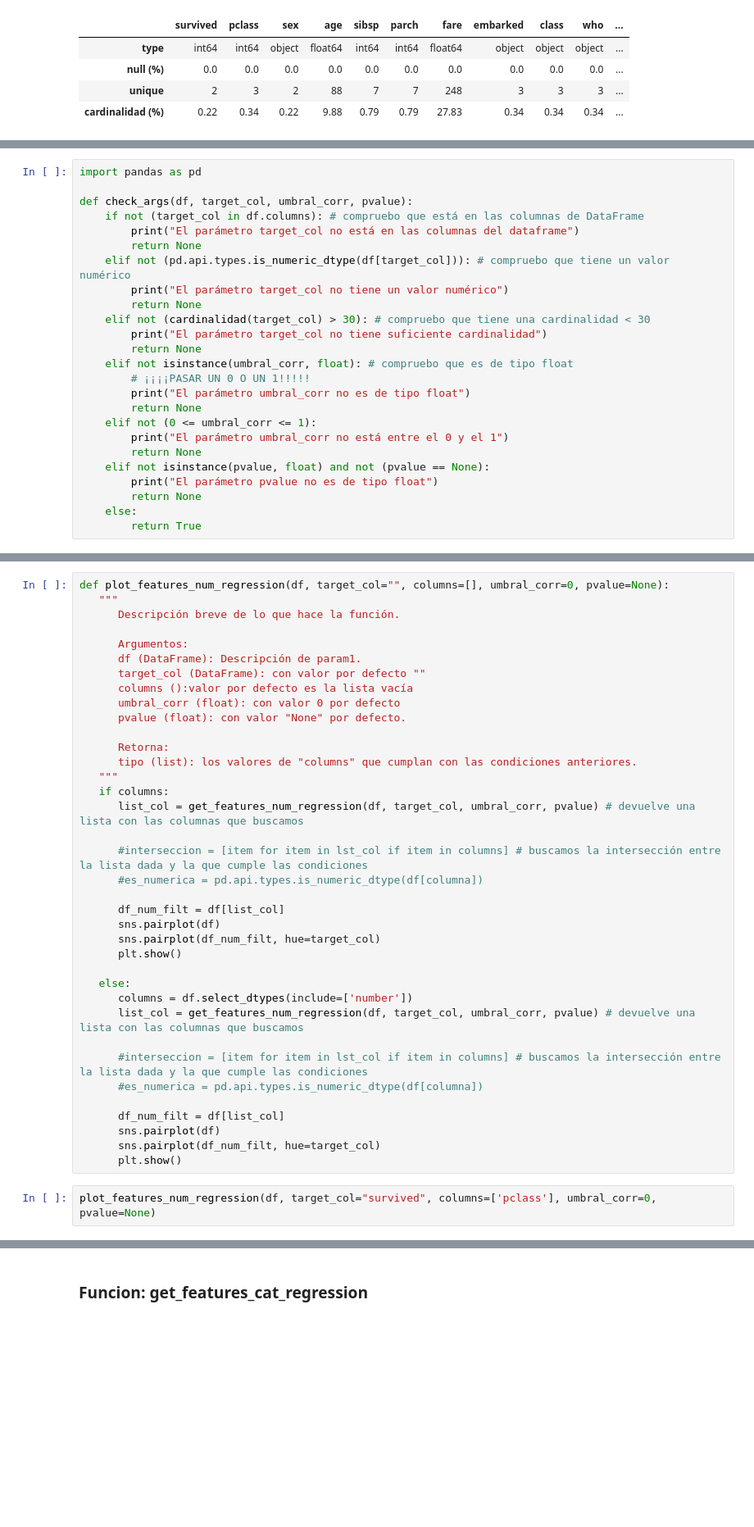
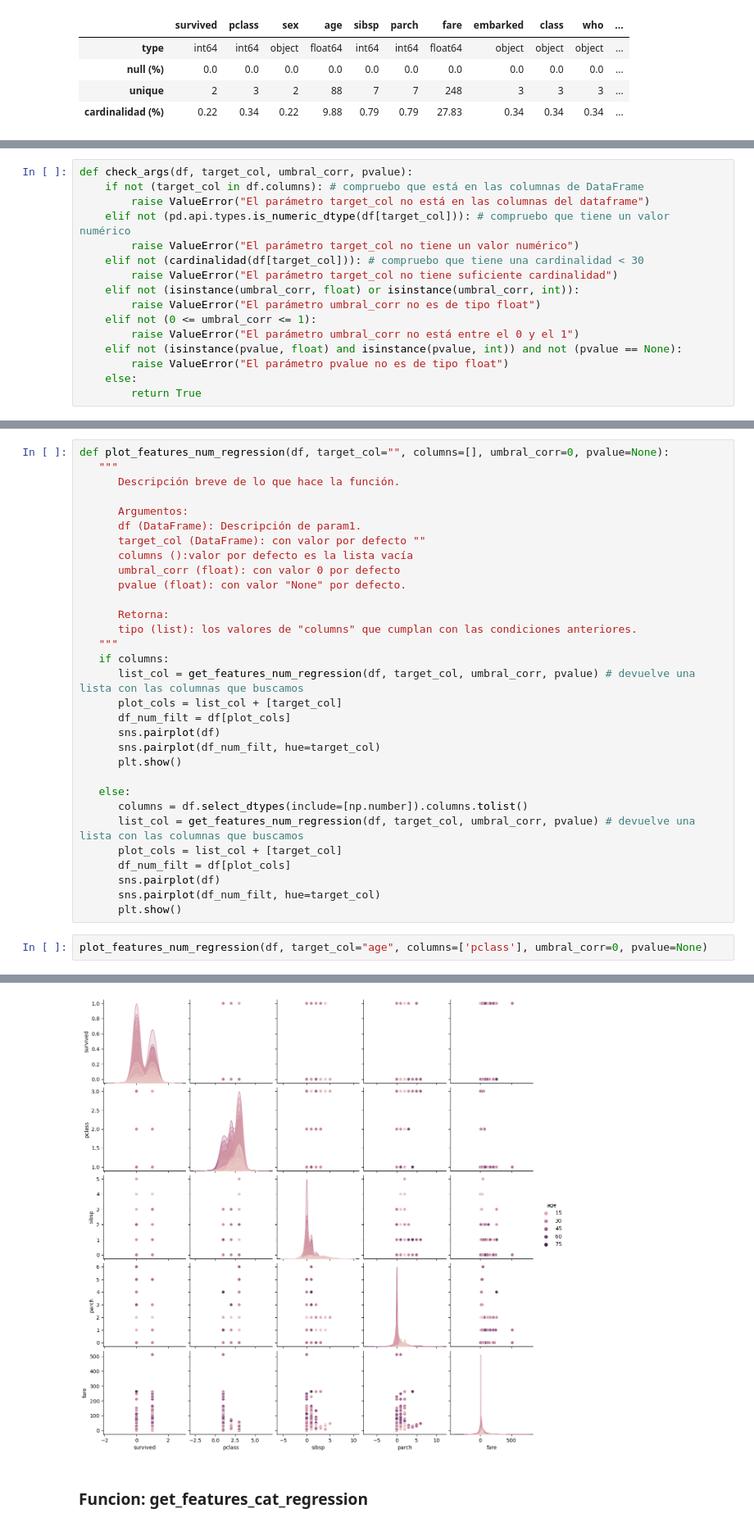
Before and after one commit to 94gema/TOOLBOX_THEBRIDGE, a Jupyter notebook: Team_Challenge_ToolBox_Iv2 (2).ipynb, the cells around one changed output, grey strips where cells are left out. Shown at 82% size. Cells and saved outputs as stored; diff of their text form; blank space fills up the shorter version.

```diff
--- a/Team_Challenge_ToolBox_Iv2 (2).ipynb
+++ b/Team_Challenge_ToolBox_Iv2 (2).ipynb
@@ -189,28 +189,19 @@ def cardinalidad(target_col):
 
 #Tener en cuenta que para la cardinalidad --> el standar es 30 es alta cardinalidad
 # %%
-import pandas as pd
-
 def check_args(df, target_col, umbral_corr, pvalue):
     if not (target_col in df.columns): # compruebo que está en las columnas de DataFrame
-        print("El parámetro target_col no está en las columnas del dataframe")
-        return None
+        raise ValueError("El parámetro target_col no está en las columnas del dataframe")
     elif not (pd.api.types.is_numeric_dtype(df[target_col])): # compruebo que tiene un valor numérico
-        print("El parámetro target_col no tiene un valor numérico")
-        return None
-    elif not (cardinalidad(target_col) > 30): # compruebo que tiene una cardinalidad < 30
-        print("El parámetro target_col no tiene suficiente cardinalidad")
-        return None
-    elif not isinstance(umbral_corr, float): # compruebo que es de tipo float
-        # ¡¡¡¡PASAR UN 0 O UN 1!!!!!
-        print("El parámetro umbral_corr no es de tipo float")
-        return None
+        raise ValueError("El parámetro target_col no tiene un valor numérico")
+    elif not (cardinalidad(df[target_col])): # compruebo que tiene una cardinalidad < 30
+        raise ValueError("El parámetro target_col no tiene suficiente cardinalidad")
+    elif not (isinstance(umbral_corr, float) or isinstance(umbral_corr, int)):
+        raise ValueError("El parámetro umbral_corr no es de tipo float")
     elif not (0 <= umbral_corr <= 1):
-        print("El parámetro umbral_corr no está entre el 0 y el 1")
-        return None
-    elif not isinstance(pvalue, float) and not (pvalue == None):
-        print("El parámetro pvalue no es de tipo float")
-        return None
+        raise ValueError("El parámetro umbral_corr no está entre el 0 y el 1")
+    elif not (isinstance(pvalue, float) and isinstance(pvalue, int)) and not (pvalue == None):
+        raise ValueError("El parámetro pvalue no es de tipo float")
     else:
         return True
 # %% [markdown]
@@ -287,26 +298,20 @@ def plot_features_num_regression(df, target_col="", columns=[], umbral_corr=0, p
    """
    if columns:
       list_col = get_features_num_regression(df, target_col, umbral_corr, pvalue) # devuelve una lista con las columnas que buscamos
-
-      #interseccion = [item for item in lst_col if item in columns] # buscamos la intersección entre la lista dada y la que cumple las condiciones
-      #es_numerica = pd.api.types.is_numeric_dtype(df[columna])
-
-      df_num_filt = df[list_col]
+      plot_cols = list_col + [target_col]
+      df_num_filt = df[plot_cols]
       sns.pairplot(df)
       sns.pairplot(df_num_filt, hue=target_col)
       plt.show()
 
    else:
-      columns = df.select_dtypes(include=['number'])
+      columns = df.select_dtypes(include=[np.number]).columns.tolist()
       list_col = get_features_num_regression(df, target_col, umbral_corr, pvalue) # devuelve una lista con las columnas que buscamos
-
-      #interseccion = [item for item in lst_col if item in columns] # buscamos la intersección entre la lista dada y la que cumple las condiciones
-      #es_numerica = pd.api.types.is_numeric_dtype(df[columna])
-
-      df_num_filt = df[list_col]
+      plot_cols = list_col + [target_col]
+      df_num_filt = df[plot_cols]
       sns.pairplot(df)
       sns.pairplot(df_num_filt, hue=target_col)
       plt.show()
 # %%
-plot_features_num_regression(df, target_col="survived", columns=['pclass'], umbral_corr=0, pvalue=None)
+plot_features_num_regression(df, target_col="age", columns=['pclass'], umbral_corr=0, pvalue=None)
 # %% [output]
@@ -316,4 +318,5 @@ ValueError: No variables found for grid columns.
 [figure]
+[figure, added]
 # %% [markdown]
 ### Funcion: get_features_cat_regression
 # %% [markdown]
```
Also changed, not shown: parts of 4 cells of this notebook.
